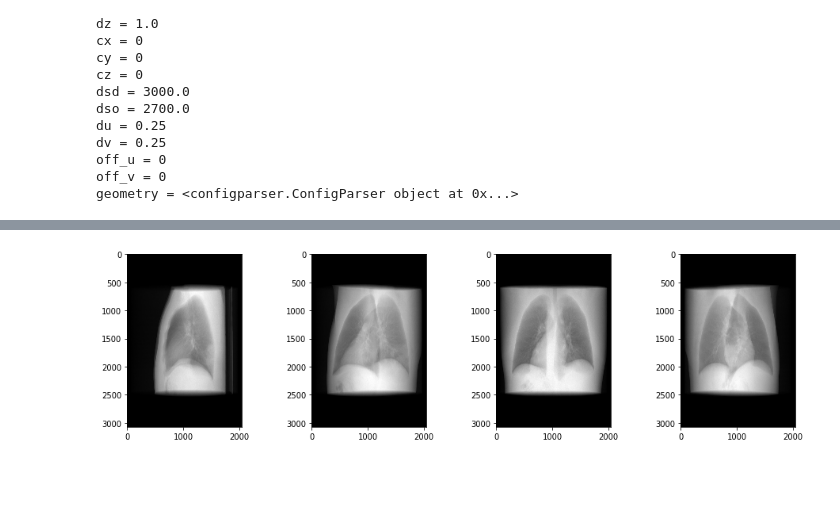
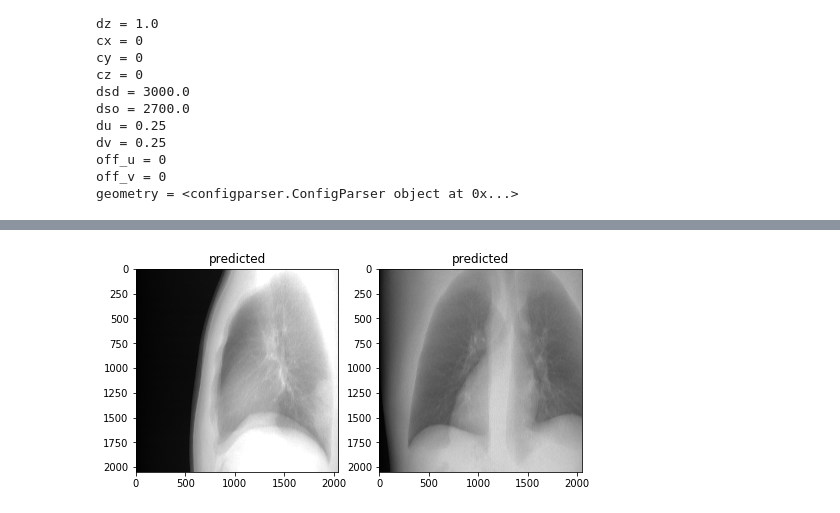
Before and after one commit to wudufan/CTProjector, a Jupyter notebook: example/ex_fp_bp_cone_tf.ipynb, the cells around one changed output, grey strips where cells are left out. Drawn from its saved outputs; the diff is of its cells as text; code cells hidden in the pictures; blank space fills up the shorter version.

Commit message:
tensorflow siddon cone complete

```diff
--- a/example/ex_fp_bp_cone_tf.ipynb
+++ b/example/ex_fp_bp_cone_tf.ipynb
@@ -110,0 +239,21 @@ with tf.compat.v1.Session() as sess:
+# %%
+'''
+In this case we will use different number of projections (different length of geometry) for different batches
+
+To enable this feature, we need to:
+(1) set geo_input shape to [None, 3]
+(2) set default_shape to [-1, ...]
+'''
+K.clear_session()
+img_input = tf.keras.Input(shape = [projector.nx, projector.ny, projector.nz, 1])
+geo_input = tf.keras.Input(shape = [None, 3])
+grid_input = tf.keras.Input(shape = [6])
+# we will use the same detector settings
+det_input = np.array([projector.du * 0.75, projector.dv * 0.75, 250, 0], np.float32)
+
+# Let's set to use the same nu but different nv
+fp_tensor = ct_projector_tf.SiddonConeFP(projector, default_shape = [-1, 2048, 2048])(
+    img_input, geometry = geo_input, grid = grid_input, detector = det_input)
+print (fp_tensor)
+
+model = tf.keras.Model(inputs = [img_input, geo_input, grid_input], outputs = fp_tensor)
@@ -110,0 +262,10 @@ with tf.compat.v1.Session() as sess:
+# %%
+# case 1: batch = 2, one projection for each image
+grid = np.array([[projector.dx, projector.dy, projector.dz, projector.cx, projector.cy, projector.cz],
+                 [projector.dx, projector.dy, projector.dz, projector.cx, projector.cy, projector.cz + 50]], np.float32)
+fp = model.predict([imgs, geometry, grid])
+# %%
+plt.figure(figsize = (len(angles)*4,4))
+for i in range(len(angles)):
+    plt.subplot(1,len(angles),i+1); plt.title('predicted')
+    plt.imshow(fp[i, ..., 0, 0].T, 'gray', vmin=0, vmax=7)
@@ -111,8 +274,12 @@ with tf.compat.v1.Session() as sess:
+# %%
+# case 2: batch = 1, two projections for the image
+grid = np.array([[projector.dx, projector.dy, projector.dz, projector.cx, projector.cy, projector.cz]], np.float32)
+geo = geometry.transpose([1,0,2]).reshape([-1, 3])[np.newaxis]
+fp = model.predict([imgs[[0]], geo, grid])
 # %%
-# show the projections
-plt.figure(figsize = (16,4))
-for i in range(4):
-    plt.subplot(1,4,i+1)
-    plt.imshow(fp[0, ..., i, 0].T, 'gray')
+plt.figure(figsize = (len(angles)*4,4))
+for i in range(len(angles)):
+    plt.subplot(1,len(angles),i+1); plt.title('predicted')
+    plt.imshow(fp[0, ..., i, 0].T, 'gray', vmin=0, vmax=7)
 # %% [output]
-[figure, old version]
+[figure, new version]
```
Also changed, not shown: parts of 20 cells of this notebook, 3 other files.
